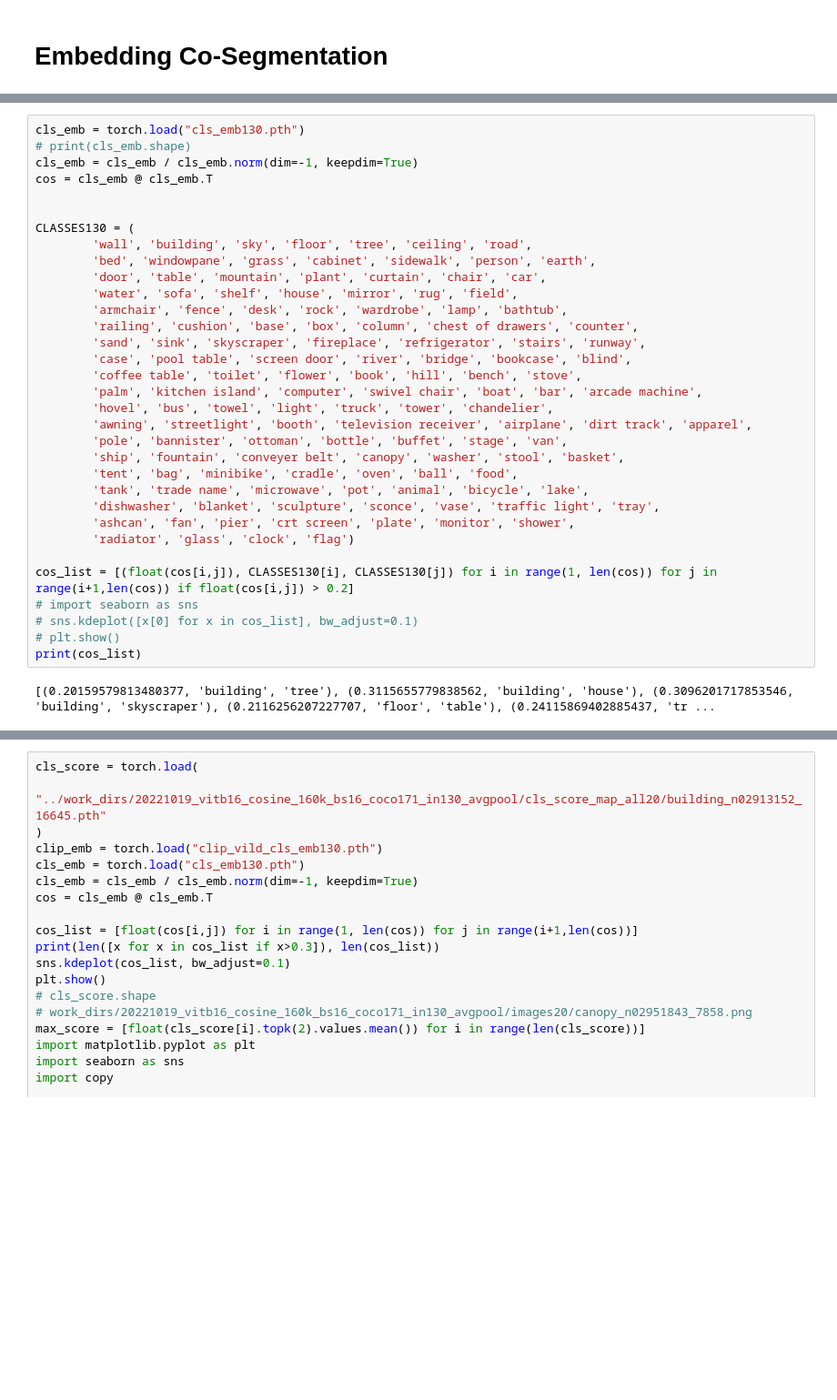
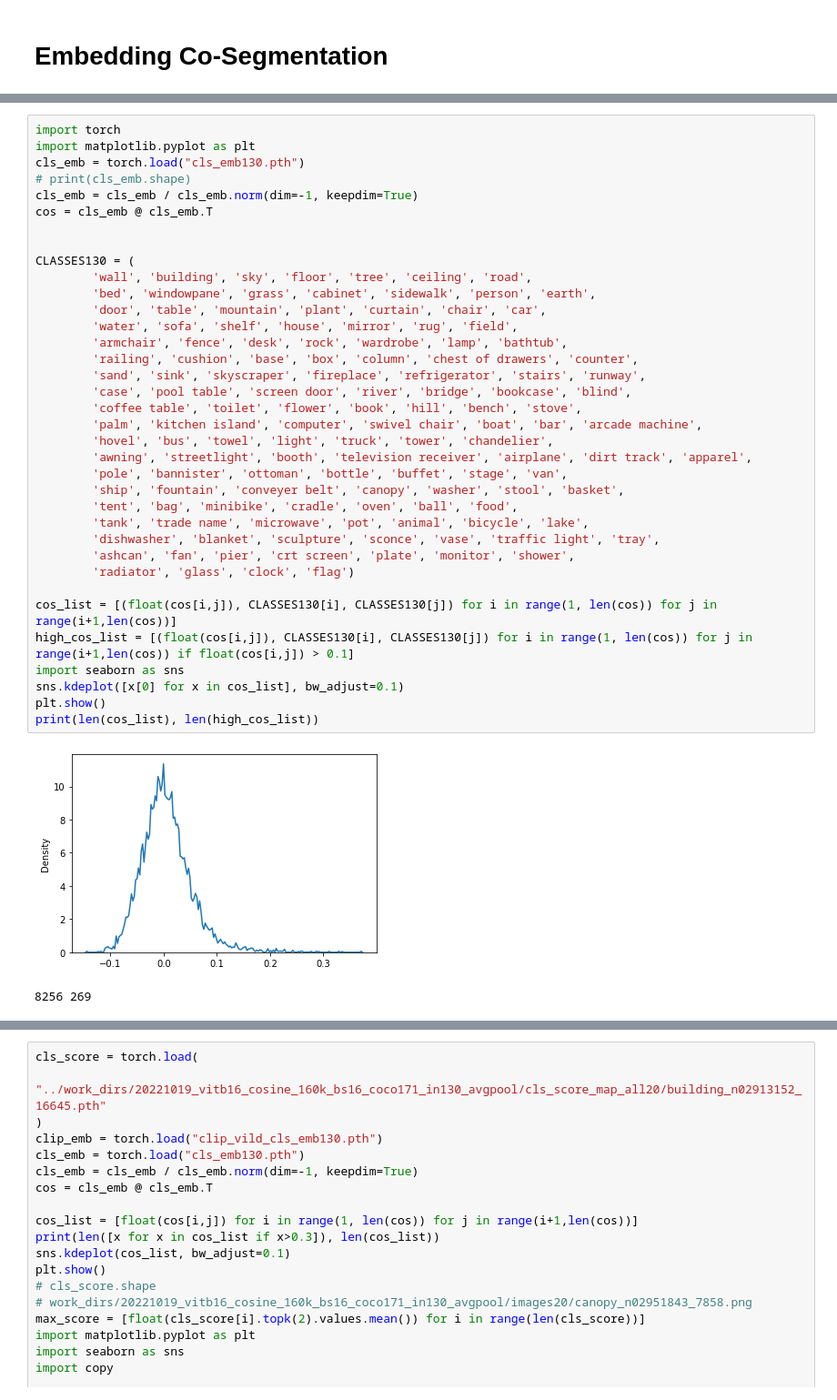
Before and after one commit to HaojunYu1998/LarvSeg, a Jupyter notebook: notebook/misc.ipynb, the cells around one changed output, grey strips where cells are left out. Shown: that part at 91% size. Drawn from its saved outputs; the diff is of its cells as text; blank space fills up the shorter version.

```diff
--- a/notebook/misc.ipynb
+++ b/notebook/misc.ipynb
@@ -547,37 +547,41 @@ plt.show()
 # %% [output]
 [figure]
 # %%
+import torch
+import matplotlib.pyplot as plt
 cls_emb = torch.load("cls_emb130.pth")
 # print(cls_emb.shape)
 cls_emb = cls_emb / cls_emb.norm(dim=-1, keepdim=True)
 cos = cls_emb @ cls_emb.T
 
 
 CLASSES130 = (
         'wall', 'building', 'sky', 'floor', 'tree', 'ceiling', 'road',
         'bed', 'windowpane', 'grass', 'cabinet', 'sidewalk', 'person', 'earth',
         'door', 'table', 'mountain', 'plant', 'curtain', 'chair', 'car',
         'water', 'sofa', 'shelf', 'house', 'mirror', 'rug', 'field',
         'armchair', 'fence', 'desk', 'rock', 'wardrobe', 'lamp', 'bathtub',
         'railing', 'cushion', 'base', 'box', 'column', 'chest of drawers', 'counter',
         'sand', 'sink', 'skyscraper', 'fireplace', 'refrigerator', 'stairs', 'runway',
         'case', 'pool table', 'screen door', 'river', 'bridge', 'bookcase', 'blind',
         'coffee table', 'toilet', 'flower', 'book', 'hill', 'bench', 'stove',
         'palm', 'kitchen island', 'computer', 'swivel chair', 'boat', 'bar', 'arcade machine',
         'hovel', 'bus', 'towel', 'light', 'truck', 'tower', 'chandelier',
         'awning', 'streetlight', 'booth', 'television receiver', 'airplane', 'dirt track', 'apparel',
         'pole', 'bannister', 'ottoman', 'bottle', 'buffet', 'stage', 'van',
         'ship', 'fountain', 'conveyer belt', 'canopy', 'washer', 'stool', 'basket',
         'tent', 'bag', 'minibike', 'cradle', 'oven', 'ball', 'food',
         'tank', 'trade name', 'microwave', 'pot', 'animal', 'bicycle', 'lake',
         'dishwasher', 'blanket', 'sculpture', 'sconce', 'vase', 'traffic light', 'tray',
         'ashcan', 'fan', 'pier', 'crt screen', 'plate', 'monitor', 'shower',
         'radiator', 'glass', 'clock', 'flag')
 
-cos_list = [(float(cos[i,j]), CLASSES130[i], CLASSES130[j]) for i in range(1, len(cos)) for j in range(i+1,len(cos)) if float(cos[i,j]) > 0.2]
-# import seaborn as sns
-# sns.kdeplot([x[0] for x in cos_list], bw_adjust=0.1)
-# plt.show()
-print(cos_list)
+cos_list = [(float(cos[i,j]), CLASSES130[i], CLASSES130[j]) for i in range(1, len(cos)) for j in range(i+1,len(cos))]
+high_cos_list = [(float(cos[i,j]), CLASSES130[i], CLASSES130[j]) for i in range(1, len(cos)) for j in range(i+1,len(cos)) if float(cos[i,j]) > 0.1]
+import seaborn as sns
+sns.kdeplot([x[0] for x in cos_list], bw_adjust=0.1)
+plt.show()
+print(len(cos_list), len(high_cos_list))
 # %% [output]
+[figure, added]
-[(0.20159579813480377, 'building', 'tree'), (0.3115655779838562, 'building', 'house'), (0.3096201717853546, 'building', 'skyscraper'), (0.2116256207227707, 'floor', 'table'), (0.24115869402885437, 'tr ...
+8256 269
```
Also changed, not shown: parts of 4 cells of this notebook, 16 other files.
